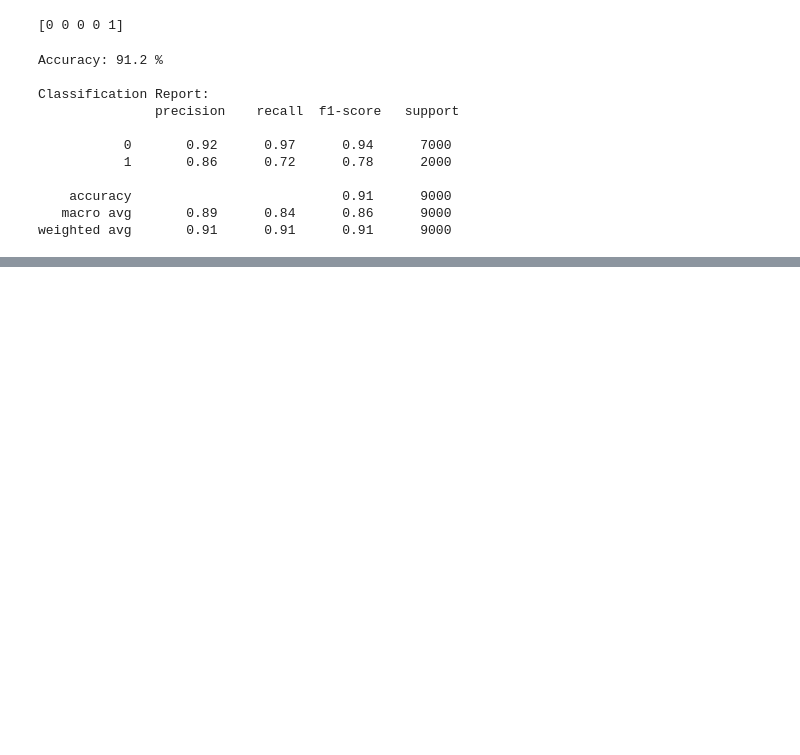
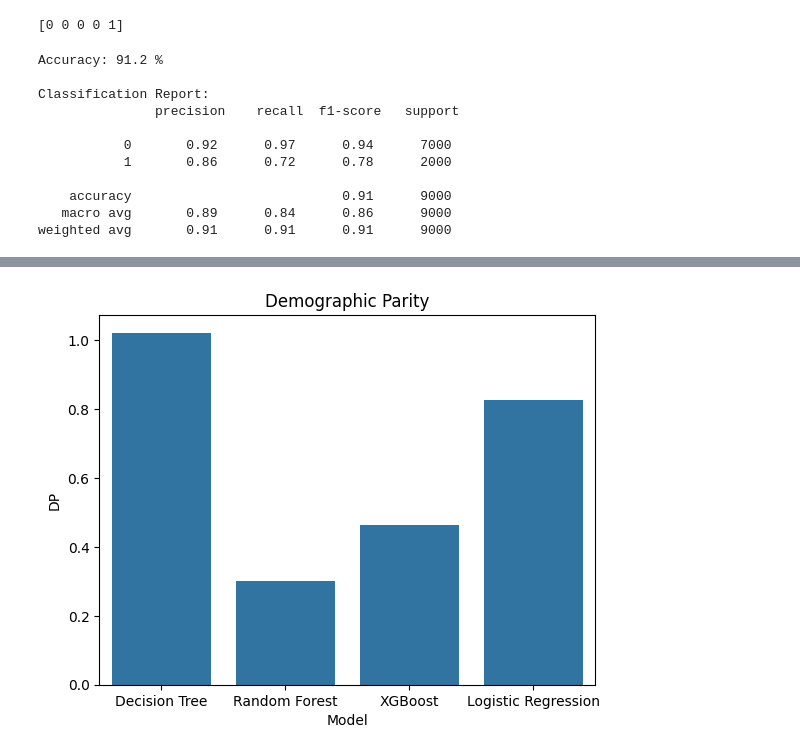
Before and after one commit to 3Techies/Bias-Detection-ML-models, a Jupyter notebook: notebooks/02_baseline_model.ipynb, the cells around one changed output, grey strips where cells are left out. Cells and saved outputs as stored; diff of their text form; code cells hidden in the pictures; blank space fills up the shorter version.

```diff
--- a/notebooks/02_baseline_model.ipynb
+++ b/notebooks/02_baseline_model.ipynb
@@ -174,0 +427,6 @@ Please also refer to the documentation for alternative solver options:
+# %%
+sns.barplot(model_results_df, x="Model", y="DP")
+plt.title("Demographic Parity")
+plt.show()
+# %% [output]
+[figure, added]
```
Also changed, not shown: parts of 49 cells of this notebook.
